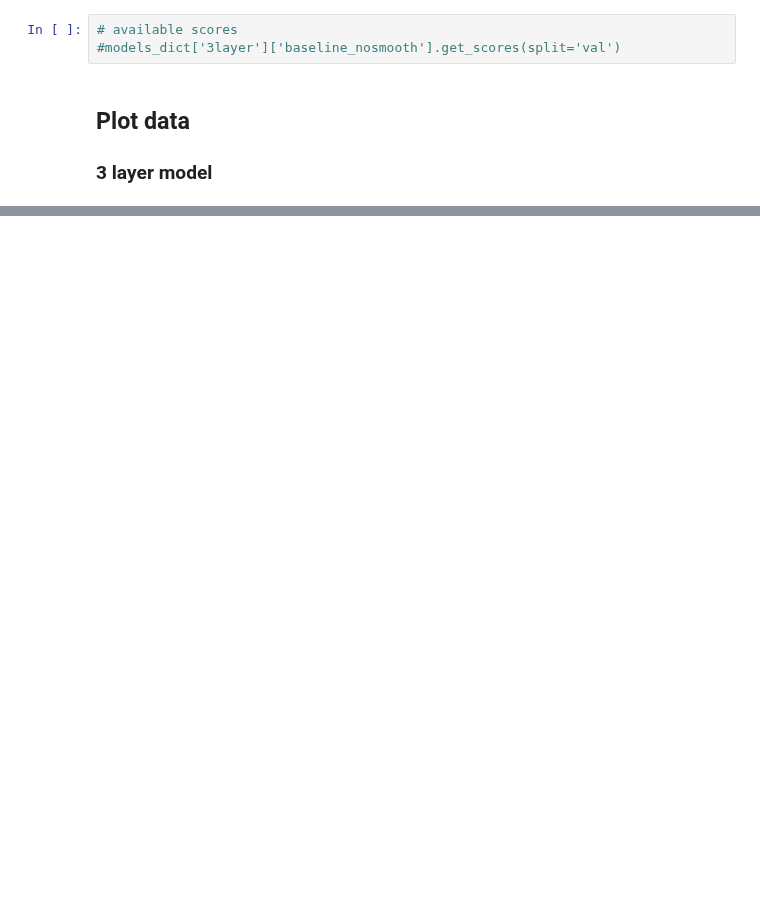
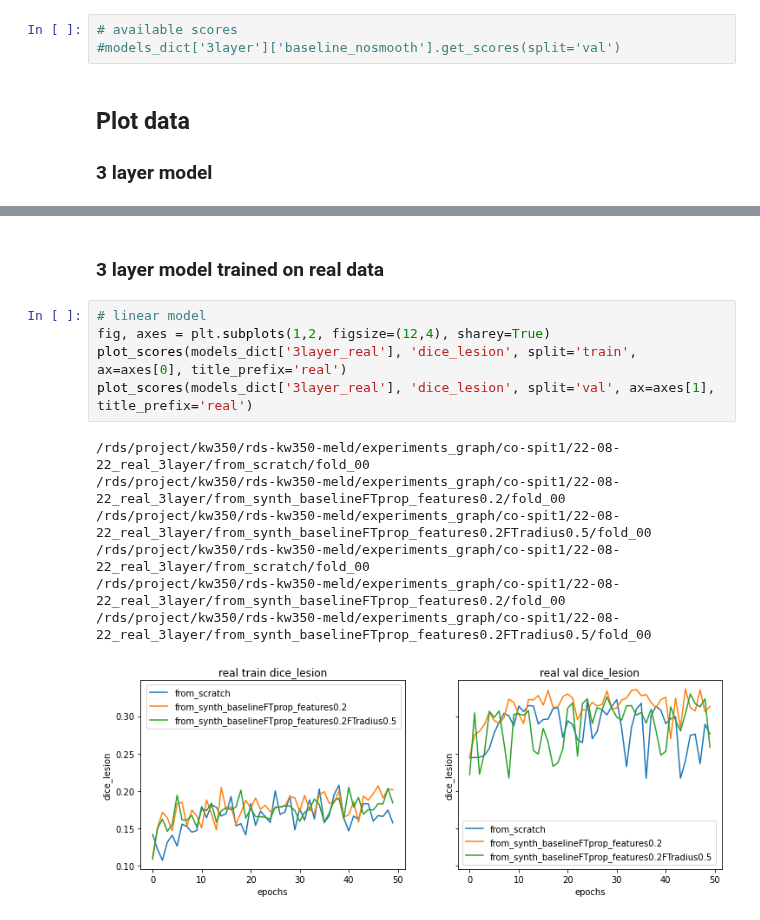
Before and after one commit to MELDProject/meld_graph, a Jupyter notebook: notebooks/2022-08-22 synthetic experiments evaluation Hannah.ipynb, the cells around one changed output, grey strips where cells are left out. Drawn from its saved outputs; the diff is of its cells as text; blank space fills up the shorter version.

```diff
--- a/notebooks/2022-08-22 synthetic experiments evaluation Hannah.ipynb
+++ b/notebooks/2022-08-22 synthetic experiments evaluation Hannah.ipynb
@@ -111,0 +159,15 @@ plot_scores(models_dict['3layer'], 'dice_lesion', split='val', ax=axes[1], title
+# %% [markdown]
+### 3 layer model trained on real data
+# %%
+# linear model
+fig, axes = plt.subplots(1,2, figsize=(12,4), sharey=True)
+plot_scores(models_dict['3layer_real'], 'dice_lesion', split='train', ax=axes[0], title_prefix='real')
+plot_scores(models_dict['3layer_real'], 'dice_lesion', split='val', ax=axes[1], title_prefix='real')
+# %% [output]
+/rds/project/kw350/rds-kw350-meld/experiments_graph/co-spit1/22-08-22_real_3layer/from_scratch/fold_00
+/rds/project/kw350/rds-kw350-meld/experiments_graph/co-spit1/22-08-22_real_3layer/from_synth_baselineFTprop_features0.2/fold_00
+/rds/project/kw350/rds-kw350-meld/experiments_graph/co-spit1/22-08-22_real_3layer/from_synth_baselineFTprop_features0.2FTradius0.5/fold_00
+/rds/project/kw350/rds-kw350-meld/experiments_graph/co-spit1/22-08-22_real_3layer/from_scratch/fold_00
+/rds/project/kw350/rds-kw350-meld/experiments_graph/co-spit1/22-08-22_real_3layer/from_synth_baselineFTprop_features0.2/fold_00
+/rds/project/kw350/rds-kw350-meld/experiments_graph/co-spit1/22-08-22_real_3layer/from_synth_baselineFTprop_features0.2FTradius0.5/fold_00
+[figure, added]
```
Also changed, not shown: parts of 5 cells of this notebook.
